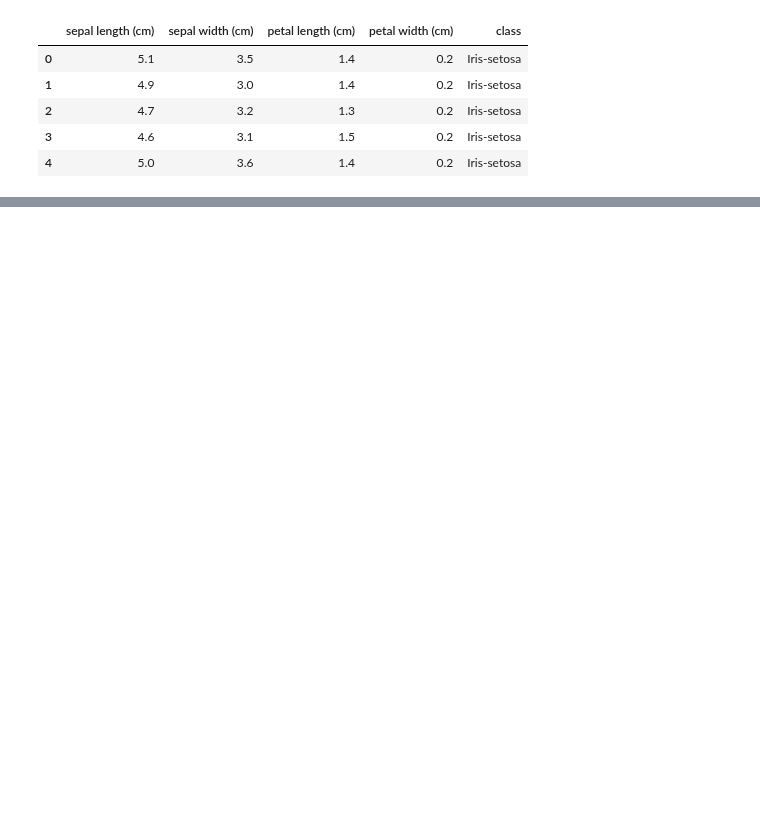
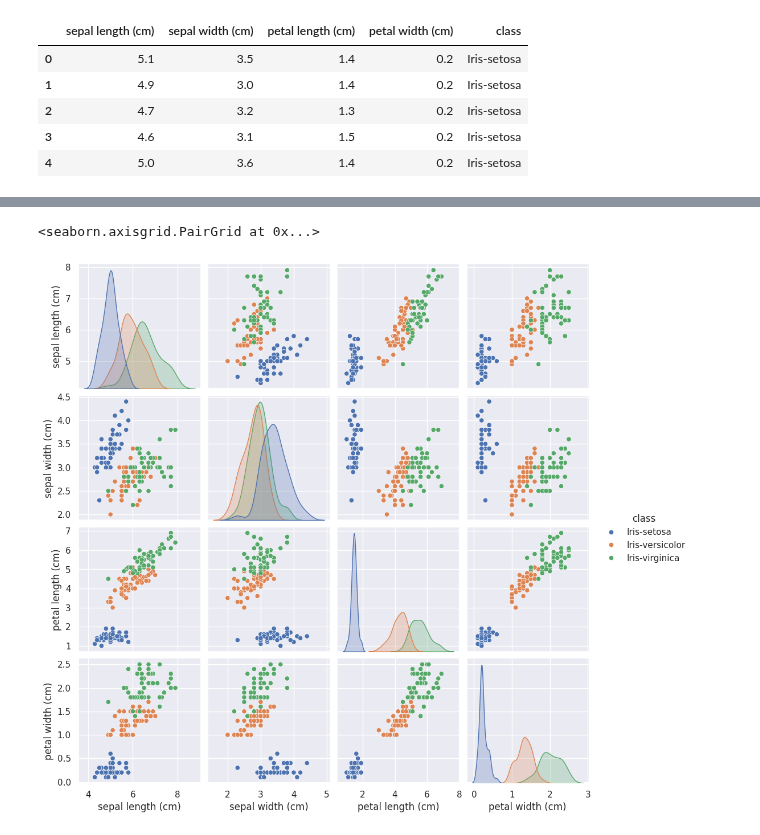
Before and after one commit to AyhamAlshwaiky/swe370-data-mining-project, a Jupyter notebook: main.ipynb, the cells around one changed output, grey strips where cells are left out. Drawn from its saved outputs; the diff is of its cells as text; code cells hidden in the pictures; blank space fills up the shorter version.

Commit message:
visualise dataset using a pairplot from seaborn

```diff
--- a/main.ipynb
+++ b/main.ipynb
@@ -6 +7,3 @@ import pandas as pd
+# %%
+sns.set_theme()
 # %%
@@ -36,3 +39,8 @@ df.describe(include=[np.number])
 | 50% | 5.800000 | 3.000000 | 4.350000 | 1.300000 |
 | 75% | 6.400000 | 3.300000 | 5.100000 | 1.800000 |
 | max | 7.900000 | 4.400000 | 6.900000 | 2.500000 |
+# %%
+sns.pairplot(data=df, hue="class")
+# %% [output]
+<seaborn.axisgrid.PairGrid at 0x...>
+[figure, added]
```
Also changed, not shown: parts of 3 cells of this notebook.
